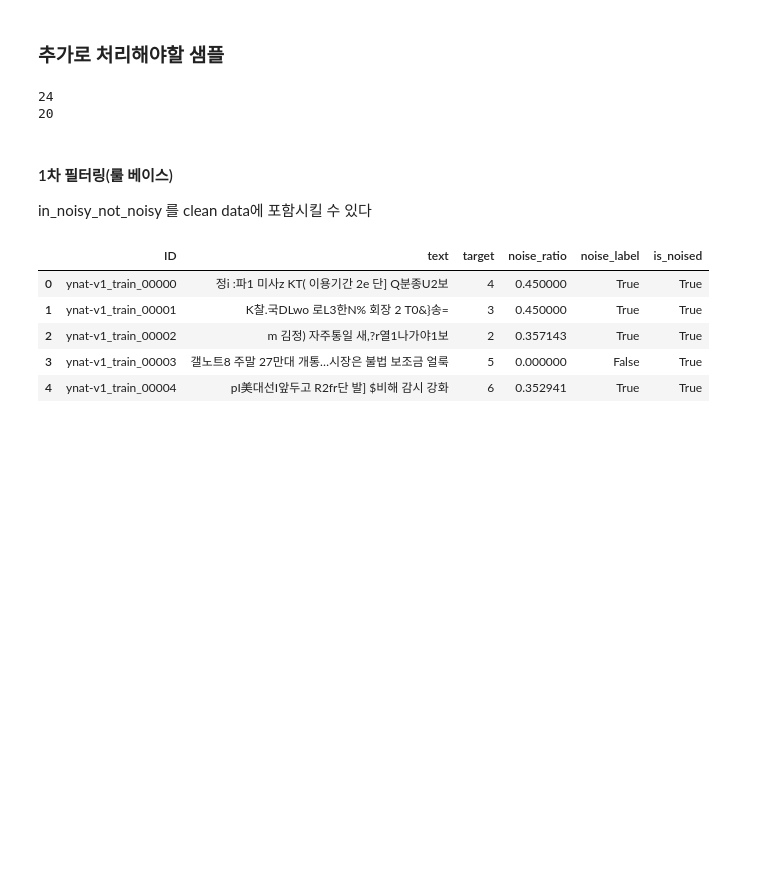
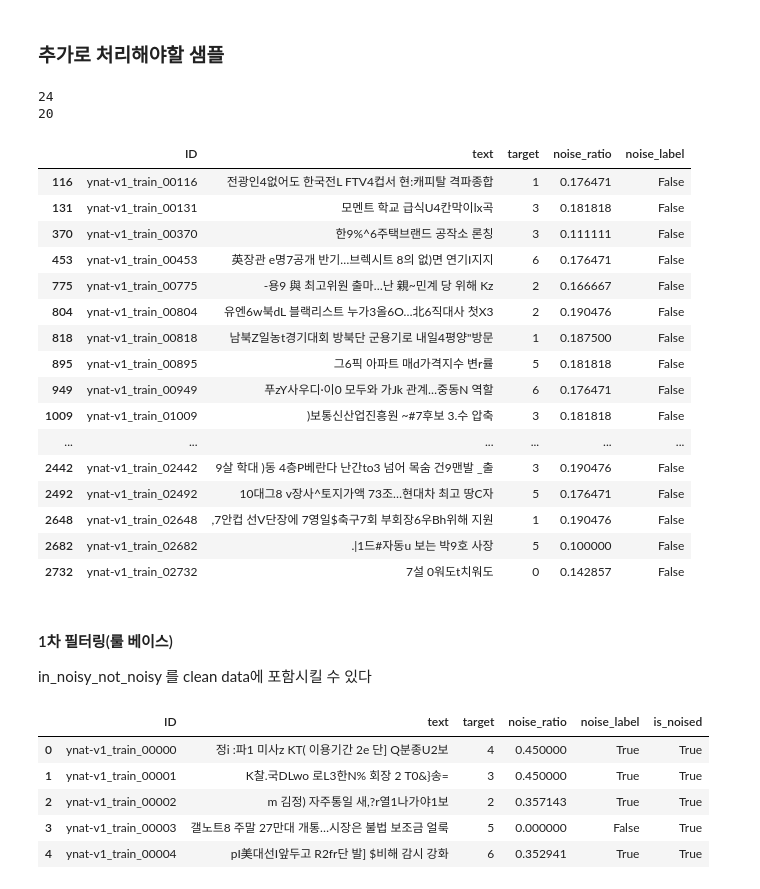
Before and after one commit to boostcampaitech7/level2-nlp-datacentric-nlp-14, a Jupyter notebook: double_filtering.ipynb, the cells around one changed output. Saved outputs shown, nothing was run; the diff lists cells and outputs as text; code cells hidden in the pictures; blank space fills up the shorter version.

```diff
--- a/double_filtering.ipynb
+++ b/double_filtering.ipynb
@@ -63,6 +63,29 @@ print(len(in_noisy_not_noisy))
 # %% [output]
 24
 20
+# %%
+FP = df[df.index.isin(in_clean_not_clean)]
+FN = df[df.index.isin(in_noisy_not_noisy)]
+# %%
+FP
+# %% [output]
+|  | ID | text | target | noise_ratio | noise_label |
+| 116 | ynat-v1_train_00116 | 전광인4없어도 한국전L FTV4컵서 현:캐피탈 격파종합 | 1 | 0.176471 | False |
+| 131 | ynat-v1_train_00131 | 모멘트 학교 급식U4칸막이lx곡 | 3 | 0.181818 | False |
+| 370 | ynat-v1_train_00370 | 한9%^6주택브랜드 공작소 론칭 | 3 | 0.111111 | False |
+| 453 | ynat-v1_train_00453 | 英장관 e명7공개 반기…브렉시트 8의 없)면 연기I지지 | 6 | 0.176471 | False |
+| 775 | ynat-v1_train_00775 | -용9 與 최고위원 출마…난 親~민계 당 위해 Kz | 2 | 0.166667 | False |
+| 804 | ynat-v1_train_00804 | 유엔6w북dL 블랙리스트 누가3올6O…北6직대사 첫X3 | 2 | 0.190476 | False |
+| 818 | ynat-v1_train_00818 | 남북Z일농t경기대회 방북단 군용기로 내일4평양"방문 | 1 | 0.187500 | False |
+| 895 | ynat-v1_train_00895 | 그6픽 아파트 매d가격지수 변r률 | 5 | 0.181818 | False |
+| 949 | ynat-v1_train_00949 | 푸zY사우디·이0 모두와 가Jk 관계…중동N 역할 | 6 | 0.176471 | False |
+| 1009 | ynat-v1_train_01009 | )보통신산업진흥원 ~#7후보 3.수 압축 | 3 | 0.181818 | False |
+| ... | ... | ... | ... | ... | ... |
+| 2442 | ynat-v1_train_02442 | 9살 학대 )동 4층P베란다 난간to3 넘어 목숨 건9맨발 _출 | 3 | 0.190476 | False |
+| 2492 | ynat-v1_train_02492 | 10대그8 v장사^토지가액 73조…현대차 최고 땅C자 | 5 | 0.176471 | False |
+| 2648 | ynat-v1_train_02648 | ,7안컵 선V단장에 7영일$축구7회 부회장6우Bh위해 지원 | 1 | 0.190476 | False |
+| 2682 | ynat-v1_train_02682 | .|1드#자동u 보는 박9호 사장 | 5 | 0.100000 | False |
+| 2732 | ynat-v1_train_02732 | 7설 0워도t치워도 | 0 | 0.142857 | False |
 # %% [markdown]
 #### 1차 필터링(룰 베이스)
 in_noisy_not_noisy 를 clean data에 포함시킬 수 있다
```
Also changed, not shown: parts of 4 cells of this notebook.
